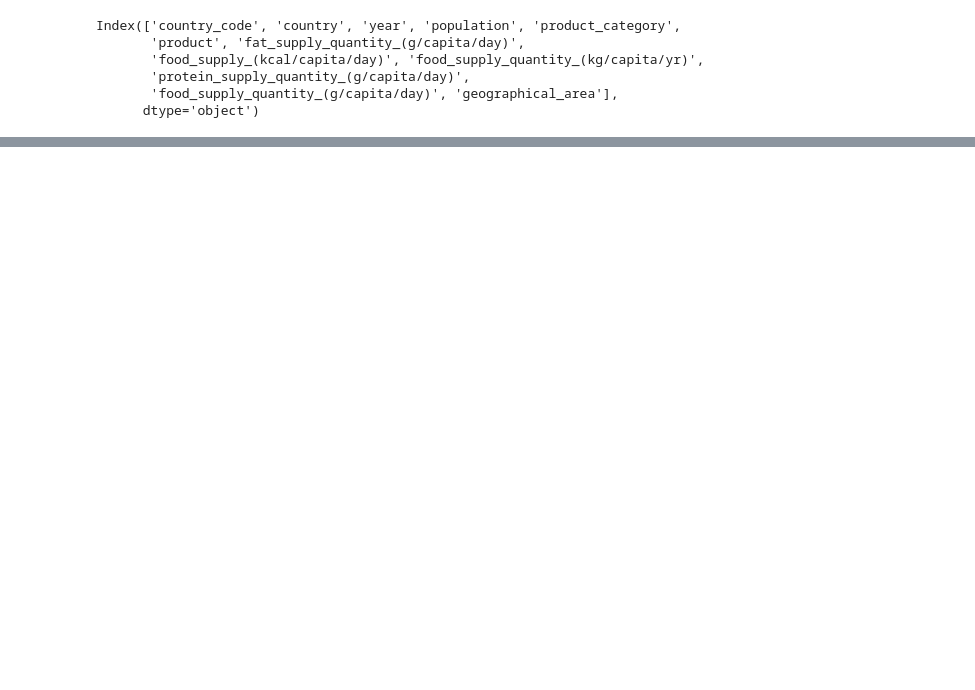
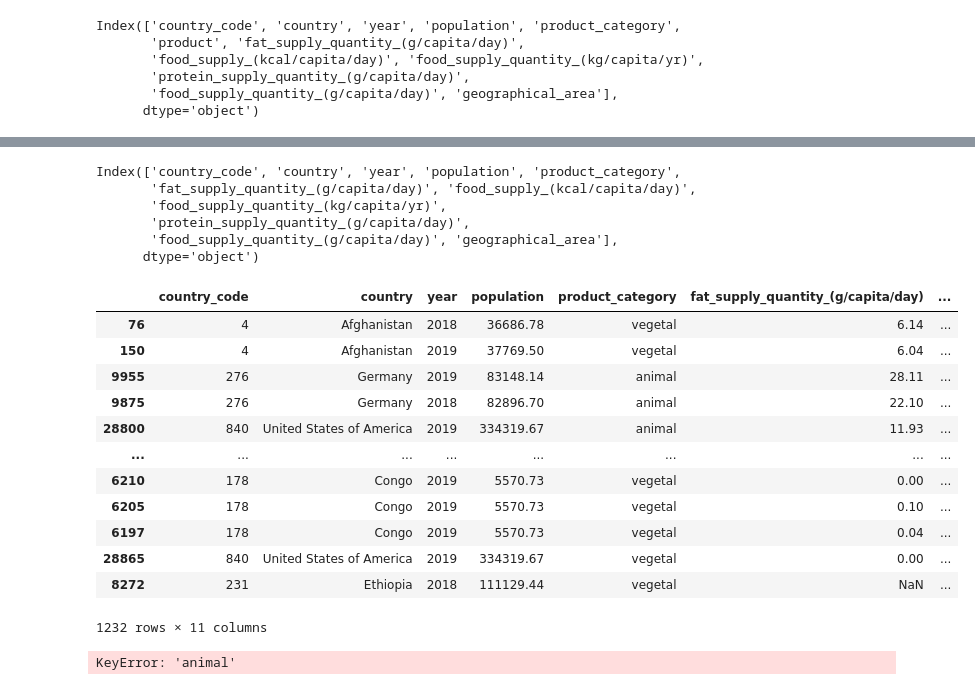
Before and after one commit to faridig/FAO_STAT, a Jupyter notebook: main.ipynb, the cells around one changed output, grey strips where cells are left out. Cells and saved outputs as stored; diff of their text form; code cells hidden in the pictures; blank space fills up the shorter version.

```diff
--- a/main.ipynb
+++ b/main.ipynb
@@ -655,0 +681,41 @@ df_congo
+# %%
+df_new_simply.columns
+# %% [output]
+Index(['country_code', 'country', 'year', 'population', 'product_category',
+       'fat_supply_quantity_(g/capita/day)', 'food_supply_(kcal/capita/day)',
+       'food_supply_quantity_(kg/capita/yr)',
+       'protein_supply_quantity_(g/capita/day)',
+       'food_supply_quantity_(g/capita/day)', 'geographical_area'],
+      dtype='object')
+# %%
+df_new_simply = df_new_simply[~(df_new_simply['protein_supply_quantity_(g/capita/day)'] == 0)]
+df_pays_pauvres = df_new_simply.sort_values(by='protein_supply_quantity_(g/capita/day)', ascending=False)
+df_pays_pauvres
+# %% [output]
+|  | country_code | country | year | population | product_category | fat_supply_quantity_(g/capita/day) | ... |
+| 76 | 4 | Afghanistan | 2018 | 36686.78 | vegetal | 6.14 | ... |
+| 150 | 4 | Afghanistan | 2019 | 37769.50 | vegetal | 6.04 | ... |
+| 9955 | 276 | Germany | 2019 | 83148.14 | animal | 28.11 | ... |
+| 9875 | 276 | Germany | 2018 | 82896.70 | animal | 22.10 | ... |
+| 28800 | 840 | United States of America | 2019 | 334319.67 | animal | 11.93 | ... |
+| ... | ... | ... | ... | ... | ... | ... | ... |
+| 6210 | 178 | Congo | 2019 | 5570.73 | vegetal | 0.00 | ... |
+| 6205 | 178 | Congo | 2019 | 5570.73 | vegetal | 0.10 | ... |
+| 6197 | 178 | Congo | 2019 | 5570.73 | vegetal | 0.04 | ... |
+| 28865 | 840 | United States of America | 2019 | 334319.67 | vegetal | 0.00 | ... |
+| 8272 | 231 | Ethiopia | 2018 | 111129.44 | vegetal | NaN | ... |
+1232 rows × 11 columns
+# %%
+# Filtrer les lignes où la quantité de protéines n'est pas égale à zéro
+df_new_filtered = df_new_simply[df_new_simply['protein_supply_quantity_(g/capita/day)'] != 0]
+
+# Pivoter les données sur la colonne 'product_category'
+pivot_df = df_new_filtered.pivot_table(index='country', columns='product_category', values='protein_supply_quantity_(g/capita/day)', aggfunc='max')
+
+# Trier les colonnes 'animal' et 'vegetal' en ordre croissant
+pivot_df = pivot_df.sort_values(by=['animal', 'vegetal'], axis=1, ascending=True)
+
+# Afficher le DataFrame pivoté avec les colonnes 'animal' et 'vegetal' triée
+pivot_df
+# %% [output]
+KeyError: 'animal'
```
Also changed, not shown: parts of 11 cells of this notebook.
